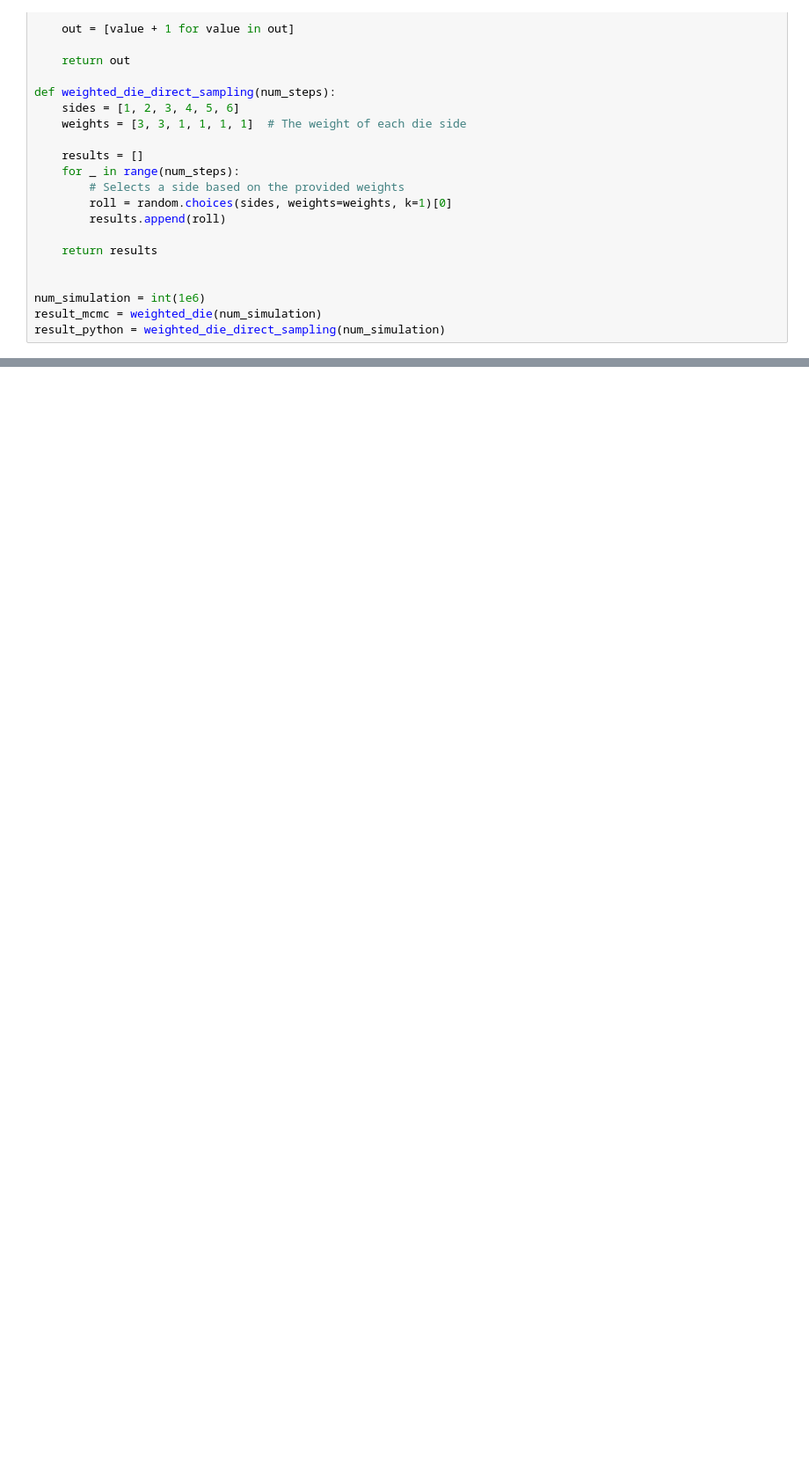
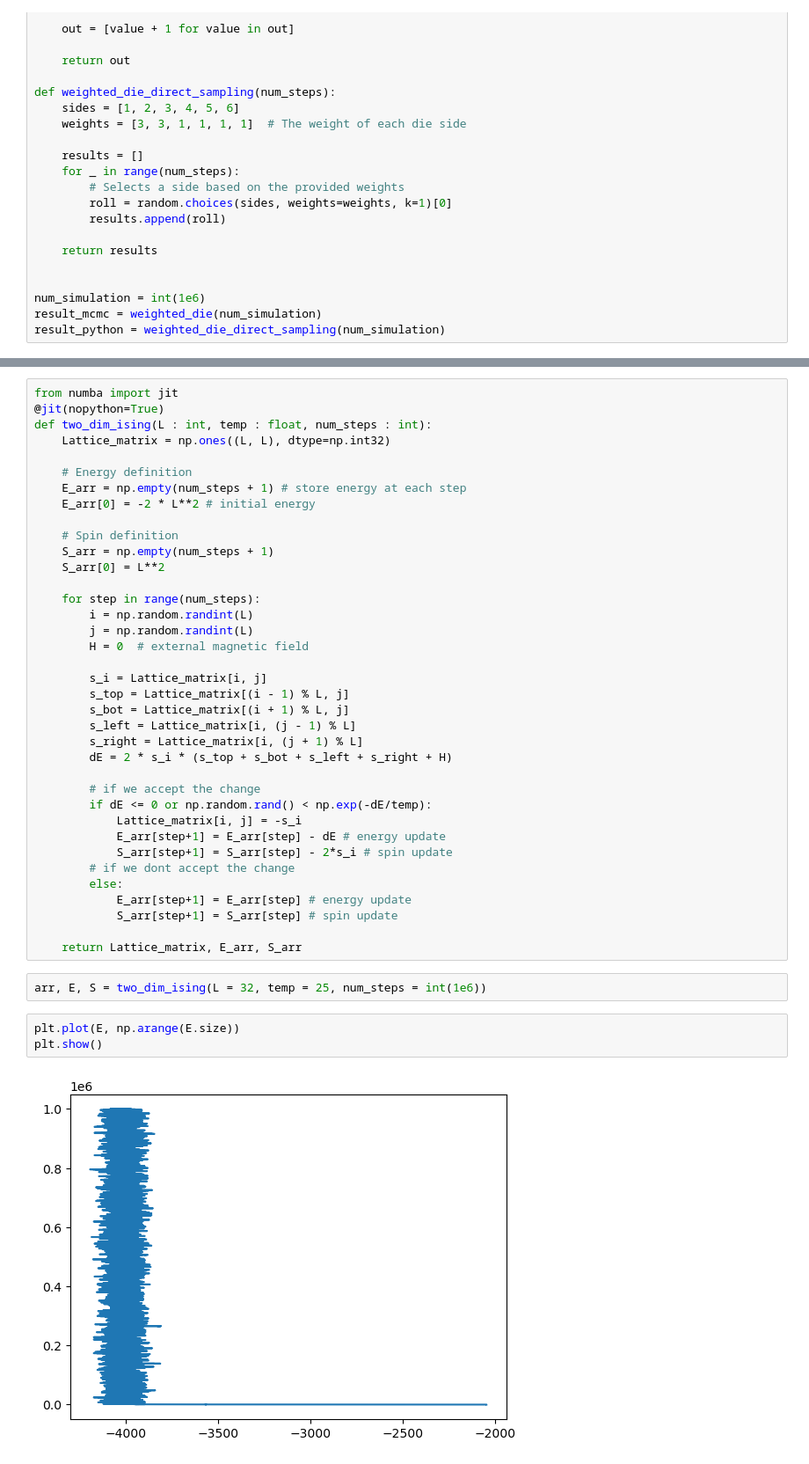
Before and after one commit to liuqiyucn/170N, a Jupyter notebook: project3/proj_3_instructions.ipynb, the cells around one changed output, grey strips where cells are left out. Shown: that part at 88% size. Drawn from its saved outputs; the diff is of its cells as text; blank space fills up the shorter version.

```diff
--- a/project3/proj_3_instructions.ipynb
+++ b/project3/proj_3_instructions.ipynb
@@ -122,0 +120,44 @@ T_c = \frac{2}{\log(1+\sqrt 2)}\approx 2.2692
+# %%
+from numba import jit
+@jit(nopython=True)
+def two_dim_ising(L : int, temp : float, num_steps : int):
+    Lattice_matrix = np.ones((L, L), dtype=np.int32)
+
+    # Energy definition
+    E_arr = np.empty(num_steps + 1) # store energy at each step
+    E_arr[0] = -2 * L**2 # initial energy
+
+    # Spin definition
+    S_arr = np.empty(num_steps + 1)
+    S_arr[0] = L**2
+
+    for step in range(num_steps):
+        i = np.random.randint(L)
+        j = np.random.randint(L)
+        H = 0  # external magnetic field
+
+        s_i = Lattice_matrix[i, j]
+        s_top = Lattice_matrix[(i - 1) % L, j]
+        s_bot = Lattice_matrix[(i + 1) % L, j]
+        s_left = Lattice_matrix[i, (j - 1) % L]
+        s_right = Lattice_matrix[i, (j + 1) % L]
+        dE = 2 * s_i * (s_top + s_bot + s_left + s_right + H)
+
+        # if we accept the change
+        if dE <= 0 or np.random.rand() < np.exp(-dE/temp):
+            Lattice_matrix[i, j] = -s_i
+            E_arr[step+1] = E_arr[step] - dE # energy update
+            S_arr[step+1] = S_arr[step] - 2*s_i # spin update
+        # if we dont accept the change
+        else:
+            E_arr[step+1] = E_arr[step] # energy update
+            S_arr[step+1] = S_arr[step] # spin update
+
+    return Lattice_matrix, E_arr, S_arr
+# %%
+arr, E, S = two_dim_ising(L = 32, temp = 25, num_steps = int(1e6))
+# %%
+plt.plot(E, np.arange(E.size))
+plt.show()
+# %% [output]
+[figure, added]
```
Also changed, not shown: parts of 8 cells of this notebook, 1 other file.
